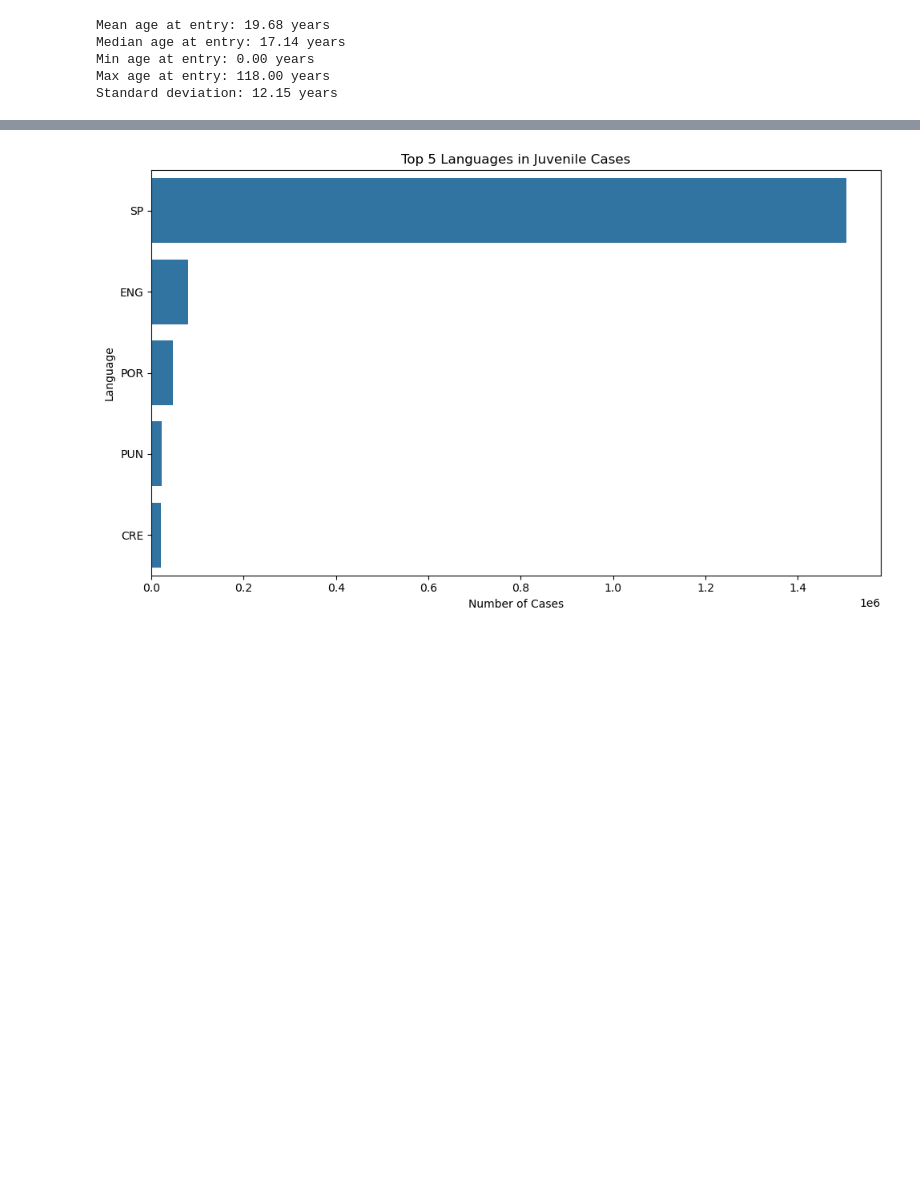
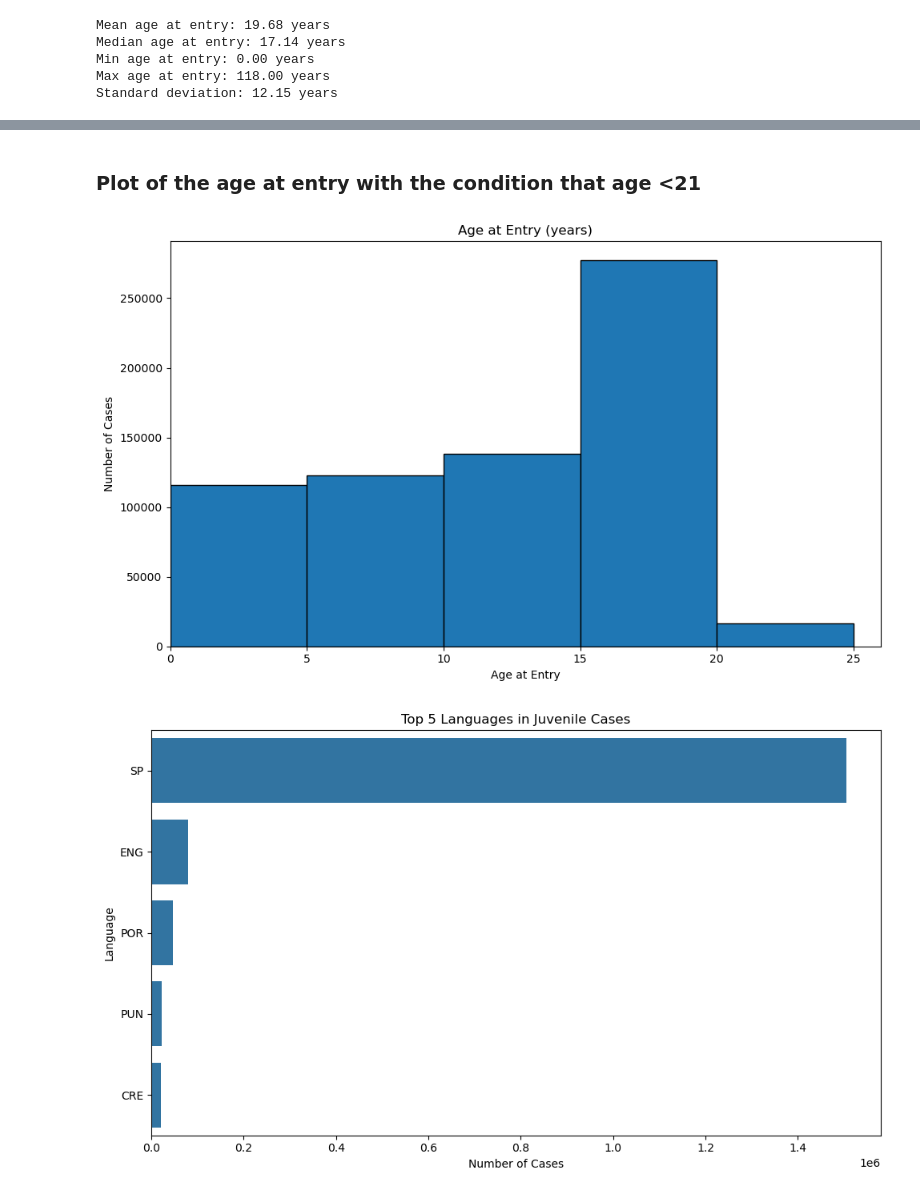
Before and after one commit to MIT-Emerging-Talent/ET6-CDSP-group-19-repo, a Jupyter notebook: 3_data_exploration/notebooks/03_eda_juvenile_cases.ipynb, the cells around one changed output, grey strips where cells are left out. Drawn from its saved outputs; the diff is of its cells as text; code cells hidden in the pictures; blank space fills up the shorter version.

```diff
--- a/3_data_exploration/notebooks/03_eda_juvenile_cases.ipynb
+++ b/3_data_exploration/notebooks/03_eda_juvenile_cases.ipynb
@@ -473,3 +446,26 @@ plt.show()
+# %% [markdown]
+### Plot of the age at entry with the condition that age <21
+# %%
+step = 5
+max_age = df_cleaned["AGE_AT_ENTRY"].max()
+bins = np.arange(0, np.ceil(max_age) + step, step)
+
+
+df_cleaned = df_cleaned[df_cleaned["AGE_AT_ENTRY"] < 21]
+plt.figure(figsize=(10, 6))
+plt.hist(df_cleaned["AGE_AT_ENTRY"], bins=bins, edgecolor="black")
+# Customize x-axis ticks
+plt.xticks(np.arange(0, np.ceil(max_age) + step, 5))
+
+# Labels and formatting
+plt.title("Age at Entry (years)")
+plt.xlabel("Age at Entry")
+plt.ylabel("Number of Cases")
+plt.xlim(0, np.ceil(max_age) + step)
+plt.tight_layout()
+plt.show()
+# %% [output]
+[figure, added]
 # %%
 plt.figure(figsize=(10, 6))
 sns.countplot(data=cases, y="LANG", order=cases["LANG"].value_counts().index[:5])
```
Also changed, not shown: parts of 10 cells of this notebook.
